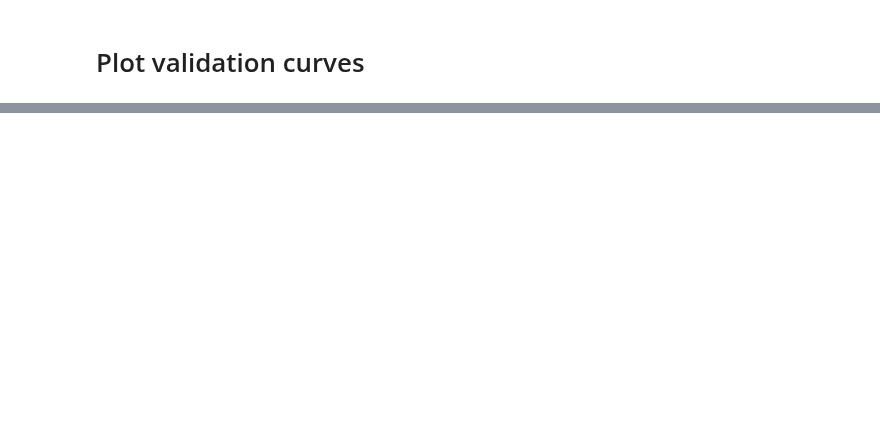
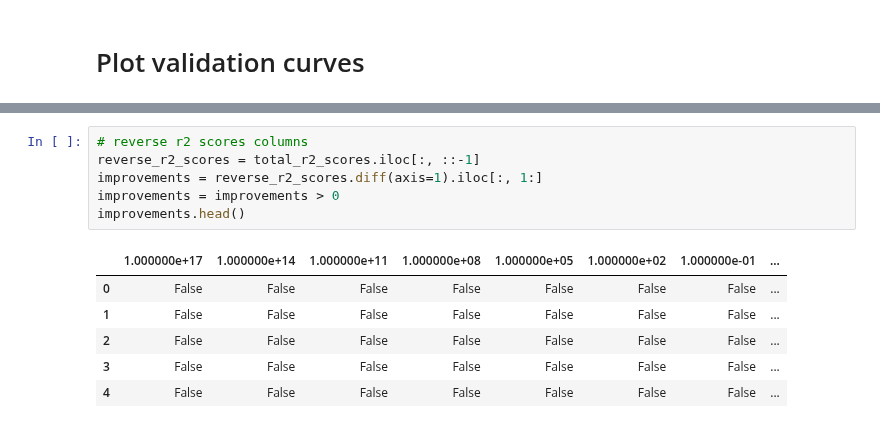
Before and after one commit to leo-schultheiss/compare_variance_residual, a Jupyter notebook: compare_variance_residual/fmri/brain_maps_validation_curves.ipynb, the cells around one changed output, grey strips where cells are left out. Drawn from its saved outputs; the diff is of its cells as text; blank space fills up the shorter version.

```diff
--- a/compare_variance_residual/fmri/brain_maps_validation_curves.ipynb
+++ b/compare_variance_residual/fmri/brain_maps_validation_curves.ipynb
@@ -104,0 +282,13 @@ with config_context(array_api_dispatch=True):
+# %%
+# reverse r2 scores columns
+reverse_r2_scores = total_r2_scores.iloc[:, ::-1]
+improvements = reverse_r2_scores.diff(axis=1).iloc[:, 1:]
+improvements = improvements > 0
+improvements.head()
+# %% [output]
+|  | 1.000000e+17 | 1.000000e+14 | 1.000000e+11 | 1.000000e+08 | 1.000000e+05 | 1.000000e+02 | 1.000000e-01 | ... |
+| 0 | False | False | False | False | False | False | False | ... |
+| 1 | False | False | False | False | False | False | False | ... |
+| 2 | False | False | False | False | False | False | False | ... |
+| 3 | False | False | False | False | False | False | False | ... |
+| 4 | False | False | False | False | False | False | False | ... |
```
Also changed, not shown: parts of 16 cells of this notebook.
